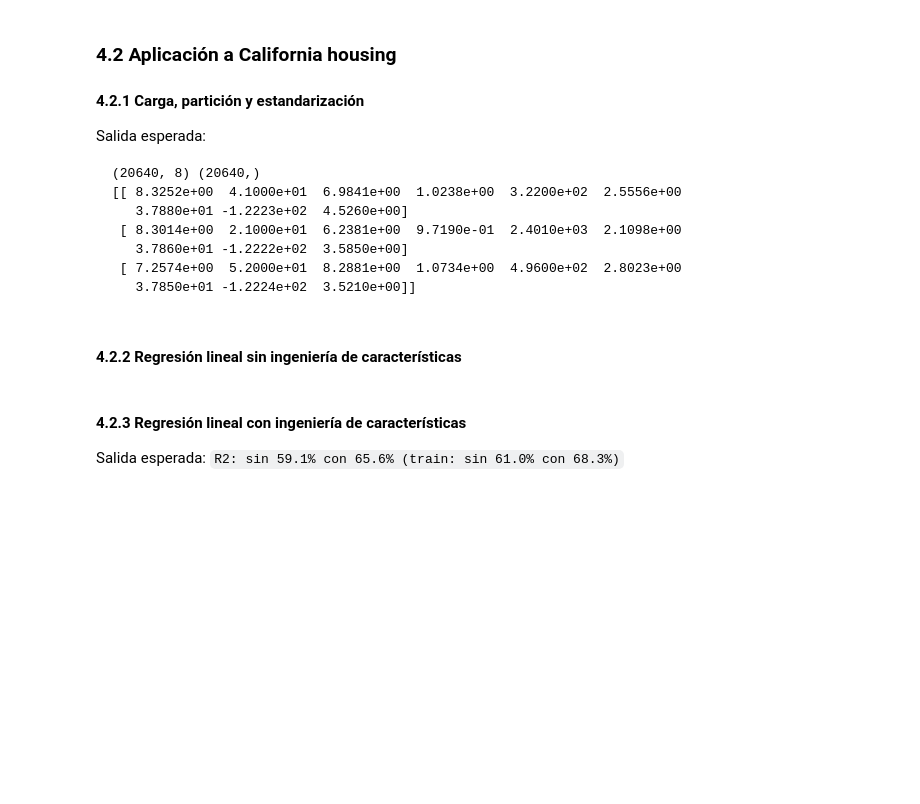
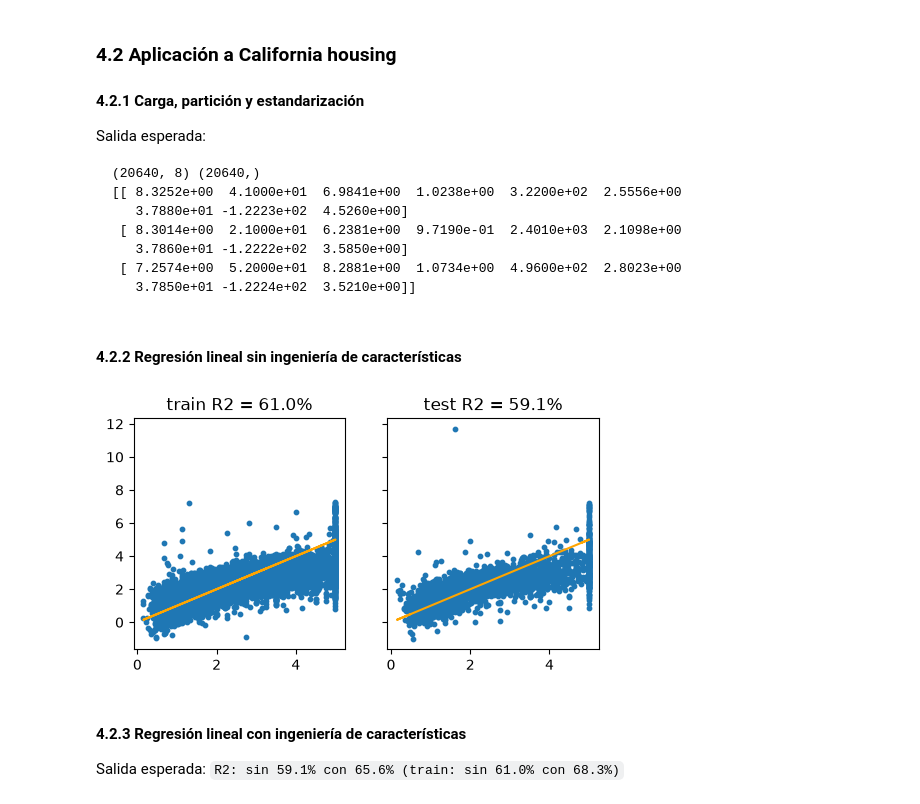
Before and after one commit to aodnokl/UPV, a Jupyter notebook: APA/Practices/Pr6/RegresionLineal.ipynb, the cells around one changed output. Cells and saved outputs as stored; diff of their text form; code cells hidden in the pictures; blank space fills up the shorter version.

````diff
--- a/APA/Practices/Pr6/RegresionLineal.ipynb
+++ b/APA/Practices/Pr6/RegresionLineal.ipynb
@@ -464,8 +464,52 @@ Salida esperada:
  [ 7.2574e+00  5.2000e+01  8.2881e+00  1.0734e+00  4.9600e+02  2.8023e+00
    3.7850e+01 -1.2224e+02  3.5210e+00]]
 ```
+# %%
+import pandas as pd
+import numpy as np
+import matplotlib.pyplot as plt
+from sklearn.datasets import fetch_california_housing
+from sklearn.model_selection import train_test_split
+from sklearn.preprocessing import StandardScaler
+
+
+# Fetch the dataset from sklearn
+X, y = fetch_california_housing(return_X_y=True)
+X.shape, y.shape
+
+# Make the train/test split
+X_train, X_test, y_train, y_test = train_test_split(X, y, test_size=0.25, random_state=42)
+
+# Make the standarization for the train and test part
+scaler = StandardScaler()
+X_train = scaler.fit_transform(X_train)
+X_test = scaler.transform(X_test)
 # %% [markdown]
 #### 4.2.2 Regresión lineal sin ingeniería de características
+# %%
+from sklearn.linear_model import LinearRegression
+from sklearn.metrics import r2_score
+
+# Make the model and passing the training set
+linreg = LinearRegression().fit(X_train, y_train)
+
+# Making the predictions
+y_train_pred = linreg.predict(X_train)
+y_test_pred = linreg.predict(X_test)
+
+# Making the scores
+r2_train = r2_score(y_train, y_train_pred)
+r2_test = r2_score(y_test, y_test_pred)
+
+
+# Making the grafics
+fig, axs = plt.subplots(1, 2, figsize=(6, 3), sharey = 'all')
+ax = axs[0]; ax.set_title(f'train R2 = {r2_train:.1%}')
+ax.scatter(y_train, y_train_pred, s=10); ax.plot(y_train, y_train, color='orange')
+ax = axs[1]; ax.set_title(f'test R2 = {r2_test:.1%}')
+ax.scatter(y_test, y_test_pred, s=10); ax.plot(y_test, y_test, color='orange');
+# %% [output]
+[figure, added]
 # %% [markdown]
 #### 4.2.3 Regresión lineal con ingeniería de características
 
````
Also changed, not shown: parts of 2 cells of this notebook.
